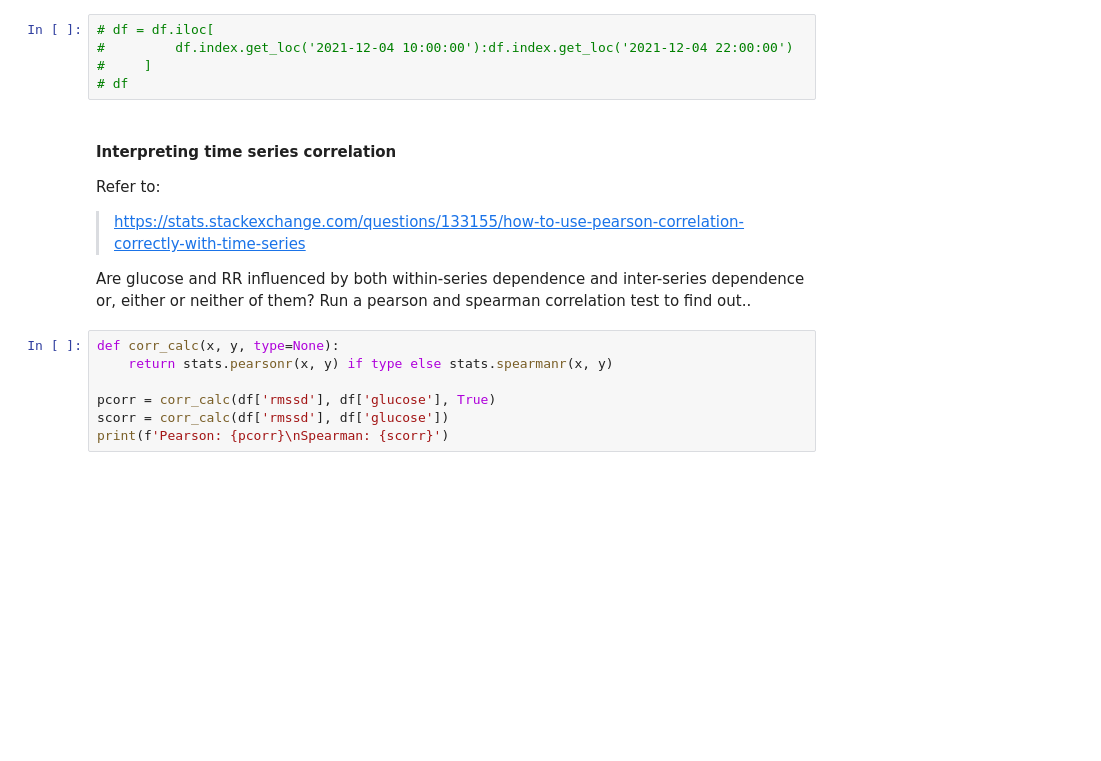
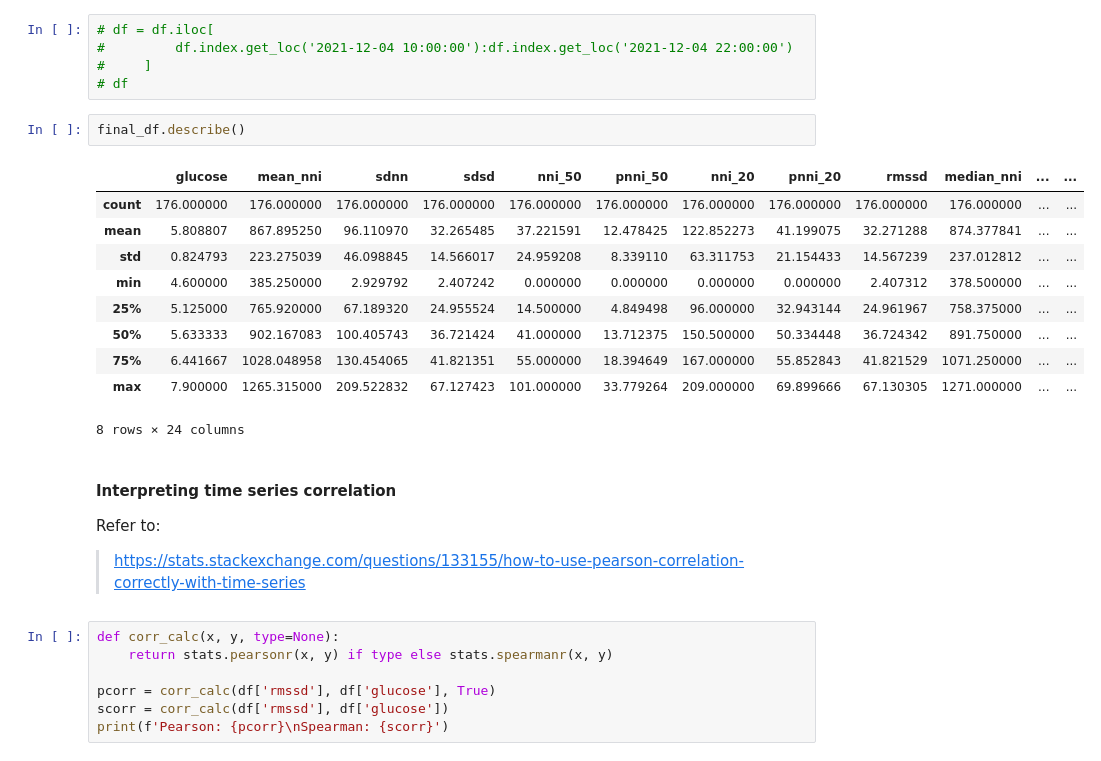
Before and after one commit to itsdarrenlee/BtechFYP, a Jupyter notebook: data/04-01-21/04-12-21-Analysis.ipynb, the cells around one changed output. Cells and saved outputs as stored; diff of their text form; blank space fills up the shorter version.

```diff
--- a/data/04-01-21/04-12-21-Analysis.ipynb
+++ b/data/04-01-21/04-12-21-Analysis.ipynb
@@ -218,12 +264,23 @@ Glucose and HRV have the same timestamps and can now be analyzed further, along
 #         df.index.get_loc('2021-12-04 10:00:00'):df.index.get_loc('2021-12-04 22:00:00')
 #     ]
 # df
+# %%
+final_df.describe()
+# %% [output]
+|  | glucose | mean_nni | sdnn | sdsd | nni_50 | pnni_50 | nni_20 | pnni_20 | rmssd | median_nni | ... | ... |
+| count | 176.000000 | 176.000000 | 176.000000 | 176.000000 | 176.000000 | 176.000000 | 176.000000 | 176.000000 | 176.000000 | 176.000000 | ... | ... |
+| mean | 5.808807 | 867.895250 | 96.110970 | 32.265485 | 37.221591 | 12.478425 | 122.852273 | 41.199075 | 32.271288 | 874.377841 | ... | ... |
+| std | 0.824793 | 223.275039 | 46.098845 | 14.566017 | 24.959208 | 8.339110 | 63.311753 | 21.154433 | 14.567239 | 237.012812 | ... | ... |
+| min | 4.600000 | 385.250000 | 2.929792 | 2.407242 | 0.000000 | 0.000000 | 0.000000 | 0.000000 | 2.407312 | 378.500000 | ... | ... |
+| 25% | 5.125000 | 765.920000 | 67.189320 | 24.955524 | 14.500000 | 4.849498 | 96.000000 | 32.943144 | 24.961967 | 758.375000 | ... | ... |
+| 50% | 5.633333 | 902.167083 | 100.405743 | 36.721424 | 41.000000 | 13.712375 | 150.500000 | 50.334448 | 36.724342 | 891.750000 | ... | ... |
+| 75% | 6.441667 | 1028.048958 | 130.454065 | 41.821351 | 55.000000 | 18.394649 | 167.000000 | 55.852843 | 41.821529 | 1071.250000 | ... | ... |
+| max | 7.900000 | 1265.315000 | 209.522832 | 67.127423 | 101.000000 | 33.779264 | 209.000000 | 69.899666 | 67.130305 | 1271.000000 | ... | ... |
+8 rows × 24 columns
 # %% [markdown]
 #### Interpreting time series correlation
 Refer to:
 >https://stats.stackexchange.com/questions/133155/how-to-use-pearson-correlation-correctly-with-time-series
-
-Are glucose and RR influenced by both within-series dependence and inter-series dependence or, either or neither of them? Run a pearson and spearman correlation test to find out..
 # %%
 def corr_calc(x, y, type=None):
     return stats.pearsonr(x, y) if type else stats.spearmanr(x, y)
```
Also changed, not shown: parts of 6 cells of this notebook.
